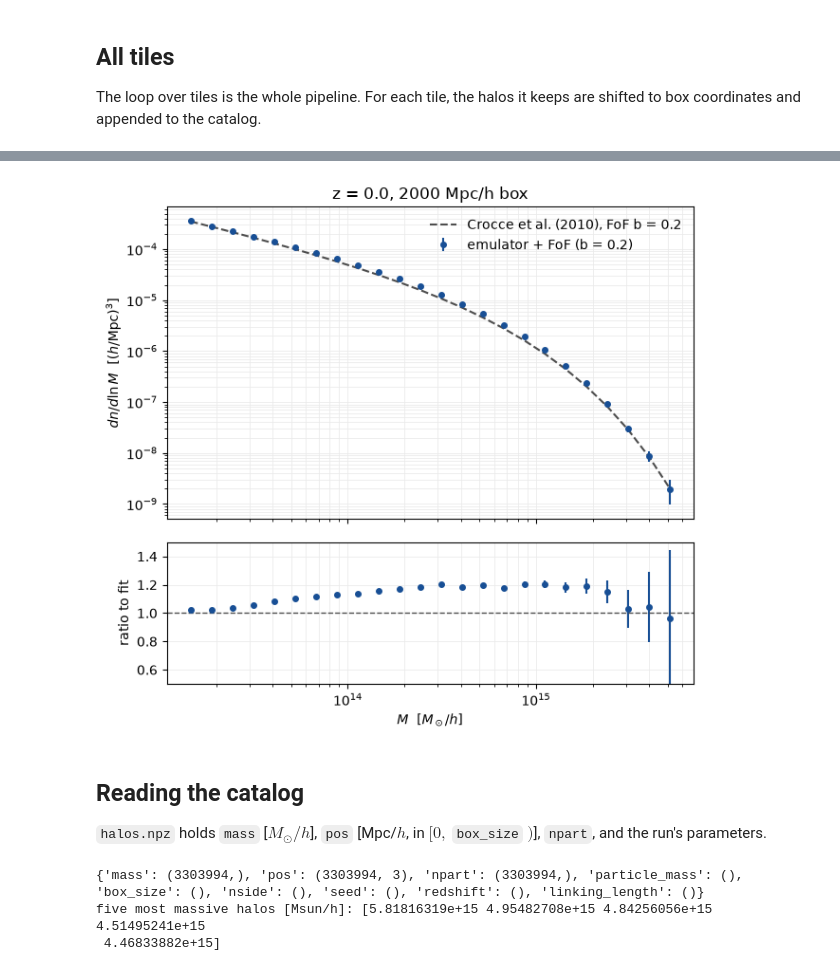
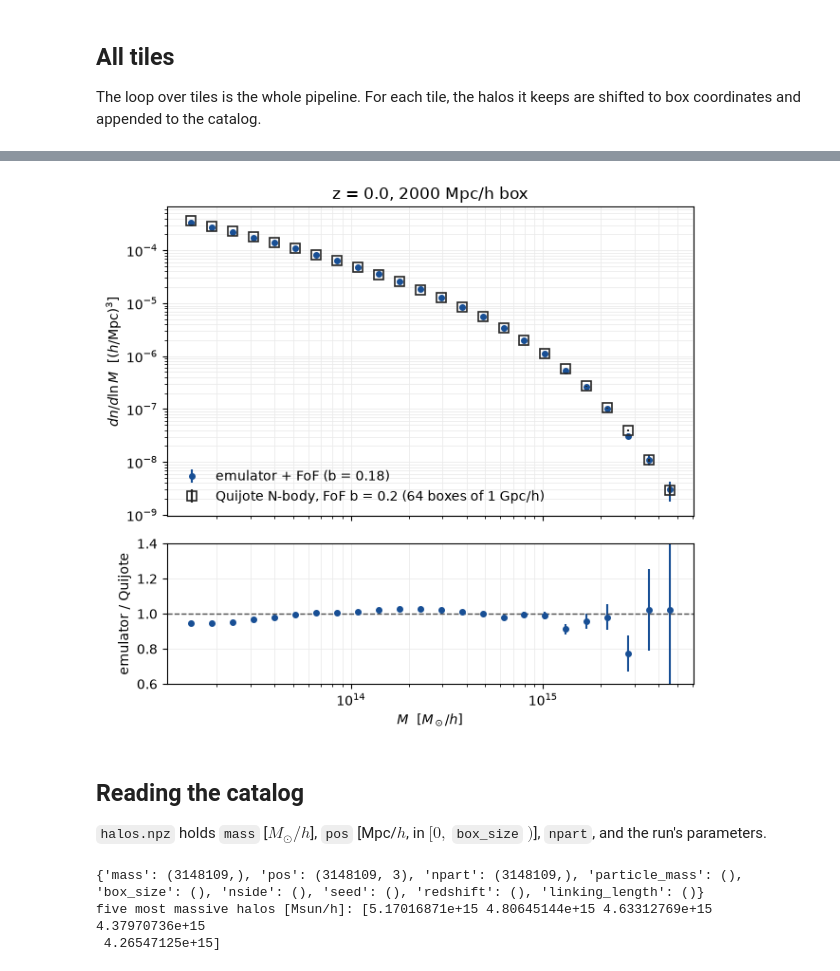
Before and after one commit to kmsmith137/ictile, a Jupyter notebook: examples/01_halo_catalog.ipynb, the cells around one changed output, grey strips where cells are left out. Cells and saved outputs as stored; diff of their text form; code cells hidden in the pictures.

```diff
--- a/examples/01_halo_catalog.ipynb
+++ b/examples/01_halo_catalog.ipynb
@@ -27,7 +36,8 @@ TILE = 128              # each tile produces the halos of a TILE^3 region. Must
                         # GPU memory: TILE = 128 needs ~20 GB to run but ~35 GB while compiling;
                         # TILE = 64 needs ~9 GB / ~15 GB but is ~3x slower. Keep TILE <= 176 (see notes at the end).
 
-LINKING_LENGTH = 0.2    # FoF linking length, in units of the mean interparticle spacing
+# NOTE: 0.18, not the usual 0.2, so that the halos match N-body FoF(b = 0.2) halos. See "Note on linking length" above.
+LINKING_LENGTH = 0.18   # FoF linking length, in units of the mean interparticle spacing
 NMIN = 20               # minimum number of particles per halo
 
 # Cosmology: flat LCDM, Quijote fiducial. The emulator was trained for 0.1 <= Omega_m <= 0.5.
@@ -286,44 +307,76 @@ At $b = 0.2$, expect the emulator's halos to be up to ~20% more abundant than th
 # %%
 def sigma_m(M):
     # rms linear density contrast at z=0 in top-hat spheres of mass M [Msun/h]
     R = (3 * M / (4 * np.pi * OMEGA_M * RHO_CRIT))**(1 / 3)
     lk = np.linspace(np.log(1e-4), np.log(20.0), 4000)
     kR = np.exp(lk)[None, :] * R[:, None]
     W = 3 * (np.sin(kR) - kR * np.cos(kR)) / kR**3
     return np.sqrt(np.trapezoid(np.exp(3 * lk) * pk_lin(np.exp(lk)) * W**2, lk, axis=1) / (2 * np.pi**2))
 
 def dndlnm_crocce(M, z):
     # Crocce et al. (2010), FoF b=0.2: f(sigma) = A (sigma^-a + b) exp(-c / sigma^2), with z-dependent parameters
     Dz = float(jne.growth_factor(jnp.array([z]), jnp.array([OMEGA_M]))[0])
     A, a, b, c = 0.58 * (1 + z)**-0.13, 1.37 * (1 + z)**-0.15, 0.3 * (1 + z)**-0.084, 1.036 * (1 + z)**-0.024
     s = sigma_m(M) * Dz
     dlns_dlnm = (np.log(sigma_m(M * 1.02)) - np.log(sigma_m(M / 1.02))) / (2 * np.log(1.02))
     f = A * (s**-a + b) * np.exp(-c / s**2)
     return OMEGA_M * RHO_CRIT / M * f * np.abs(dlns_dlnm)
 
 # Bins in particle number, with edges at half-integers (so each bin holds a whole number of integer N values)
 edges_n = np.unique(np.round(np.geomspace(NMIN, npart_all.max() + 1, 25))) - 0.5
-counts, _ = np.histogram(npart_all, edges_n)
-ok = counts > 0
-dlnm = np.diff(np.log(edges_n))
-m_mid = np.sqrt(edges_n[1:] * edges_n[:-1]) * M_PART
-dndlnm = counts / BOX**3 / dlnm
-fit = dndlnm_crocce(m_mid, REDSHIFT)
+n_mid = np.sqrt(edges_n[1:] * edges_n[:-1])
+
+def binned_hmf(npart, nhalos, volume, mass_of_n):
+    # dn/dlnM [(h/Mpc)^3] and its Poisson error in the bins edges_n, from halo particle counts (and multiplicities)
+    counts, _ = np.histogram(npart, edges_n, weights=nhalos)
+    dlnm = np.diff(np.log(mass_of_n(edges_n)))
+    return counts / volume / dlnm, np.sqrt(counts) / volume / dlnm
+
+QUIJOTE = 'quijote_hmf/quijote_fof_z0.txt'
+QUIJOTE_COSMOLOGY = (0.3175, 0.049, 67.11, 0.9624, 0.834)
+
+if (REDSHIFT == 0) and ((OMEGA_M, OMEGA_B, H0, N_S, SIGMA_8) == QUIJOTE_COSMOLOGY):
+    # Quijote: same cosmology and resolution, FoF b = 0.2, z = 0
+    mass_of_n = lambda n: n * M_PART
+    meta = {}
+    for line in open(QUIJOTE):
+        for key in ('nreal', 'box_size'):
+            if line.startswith(f'# {key} = '):
+                meta[key] = float(line.split('=')[1])
+    q_npart, q_nhalos = np.loadtxt(QUIJOTE, dtype=np.int64, unpack=True)
+    ref, ref_err = binned_hmf(q_npart, q_nhalos, meta['nreal'] * meta['box_size']**3, mass_of_n)
+    ref_name, ref_label = 'Quijote', f"Quijote N-body, FoF b = 0.2 ({meta['nreal']:.0f} boxes of 1 Gpc/h)"
+else:
+    # The Crocce et al. fit uses FoF masses with the Warren et al. (2006) correction, M = N m_part (1 - N^-0.6)
+    mass_of_n = lambda n: n * (1 - n**-0.6) * M_PART
+    ref, ref_err = dndlnm_crocce(mass_of_n(n_mid), REDSHIFT), None
+    ref_name, ref_label = 'fit', 'Crocce et al. (2010) fit, FoF b = 0.2'
+
+m = mass_of_n(n_mid)
+hmf, err = binned_hmf(npart_all, np.ones(len(npart_all)), BOX**3, mass_of_n)
+ok = (hmf > 0) & (ref > 0)
+ratio = hmf[ok] / ref[ok]
+ratio_err = ratio * np.hypot(err[ok] / hmf[ok], 0 if ref_err is None else ref_err[ok] / ref[ok])
 
 fig, (ax1, ax2) = plt.subplots(2, 1, figsize=(6.5, 6), sharex=True, gridspec_kw=dict(height_ratios=[2.2, 1]))
-ax1.errorbar(m_mid[ok], dndlnm[ok], dndlnm[ok] / np.sqrt(counts[ok]), fmt='o', ms=4, color='#184f95', label=f'emulator + FoF (b = {LINKING_LENGTH})')
-ax1.plot(m_mid, fit, '--', color='0.3', label='Crocce et al. (2010), FoF b = 0.2')
+e = hmf > 0
+ax1.errorbar(m[e], hmf[e], err[e], fmt='o', ms=4, color='#184f95', label=f'emulator + FoF (b = {LINKING_LENGTH})')
+if ref_err is None:
+    ax1.plot(m, ref, '--', color='0.3', label=ref_label)
+else:
+    q = ref > 0
+    ax1.errorbar(m[q], ref[q], ref_err[q], fmt='s', ms=7, mfc='none', mew=1.2, color='0.15', label=ref_label, zorder=3)
 ax1.set(xscale='log', yscale='log', ylabel=r'$dn/d\ln M$  [$(h/{\rm Mpc})^3$]', title=f'z = {REDSHIFT}, {BOX:.0f} Mpc/h box')
 ax1.legend(frameon=False)
-ax2.errorbar(m_mid[ok], dndlnm[ok] / fit[ok], 1 / np.sqrt(counts[ok]) * dndlnm[ok] / fit[ok], fmt='o', ms=4, color='#184f95')
+ax2.errorbar(m[ok], ratio, ratio_err, fmt='o', ms=4, color='#184f95')
 ax2.axhline(1, color='0.3', ls='--', lw=1)
-ax2.set(xscale='log', ylim=(0.5, 1.5), xlabel=r'$M$  [$M_\odot/h$]', ylabel='ratio to fit')
+ax2.set(xscale='log', ylim=(0.6, 1.4), xlabel=r'$M$  [$M_\odot/h$]', ylabel=f'emulator / {ref_name}')
 for ax in (ax1, ax2):
     ax.grid(True, which='both', color='0.92', lw=0.6)
 plt.tight_layout()
 plt.show()
 # %% [output]
-[figure, old version]
+[figure, new version]
 # %% [markdown]
 ## Reading the catalog
 
@@ -333,9 +386,9 @@ cat = np.load(OUTFILE)
 print({key: cat[key].shape for key in cat.files})
 print('five most massive halos [Msun/h]:', cat['mass'][:5])
 # %% [output]
-{'mass': (3303994,), 'pos': (3303994, 3), 'npart': (3303994,), 'particle_mass': (), 'box_size': (), 'nside': (), 'seed': (), 'redshift': (), 'linking_length': ()}
-five most massive halos [Msun/h]: [5.81816319e+15 4.95482708e+15 4.84256056e+15 4.51495241e+15
- 4.46833882e+15]
+{'mass': (3148109,), 'pos': (3148109, 3), 'npart': (3148109,), 'particle_mass': (), 'box_size': (), 'nside': (), 'seed': (), 'redshift': (), 'linking_length': ()}
+five most massive halos [Msun/h]: [5.17016871e+15 4.80645144e+15 4.63312769e+15 4.37970736e+15
+ 4.26547125e+15]
 # %% [markdown]
 ## Notes
 
```
Also changed, not shown: parts of 7 cells of this notebook, 3 other files.
